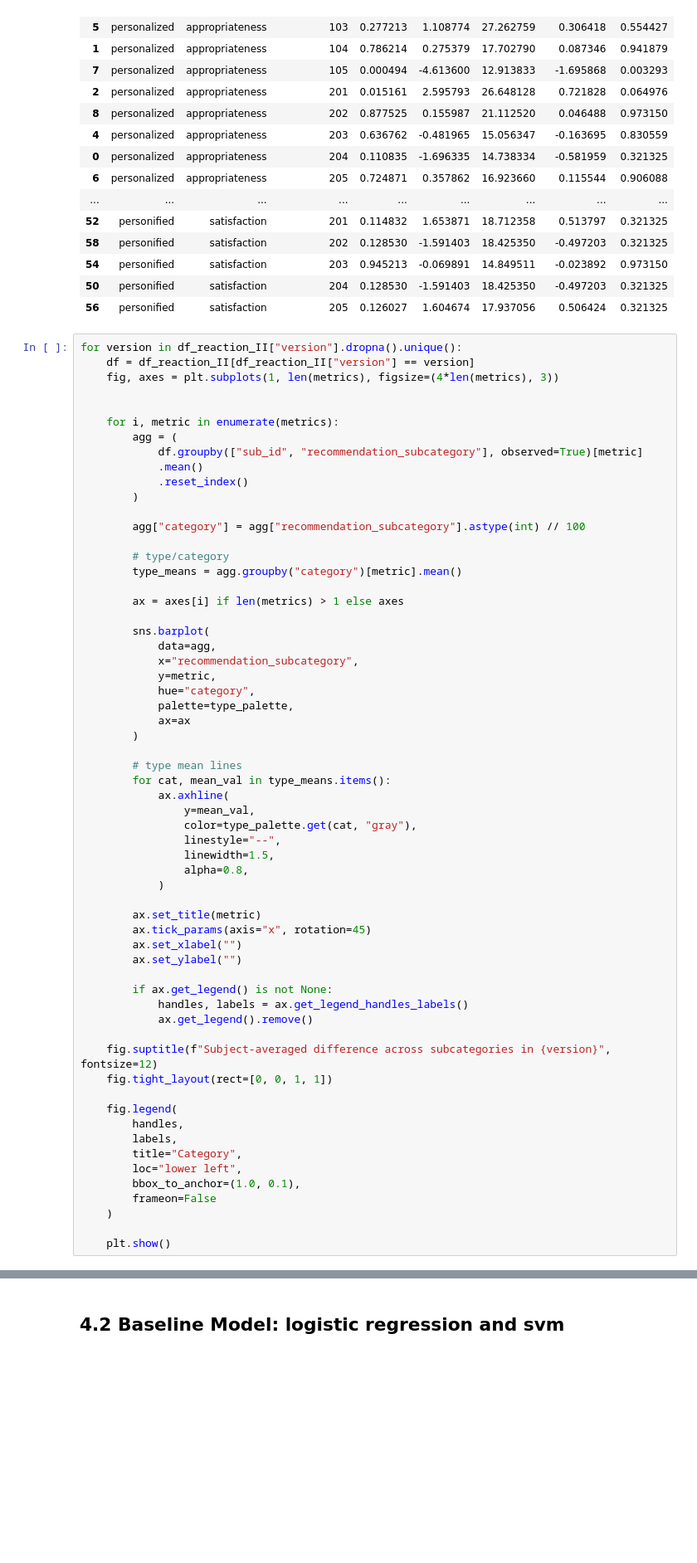
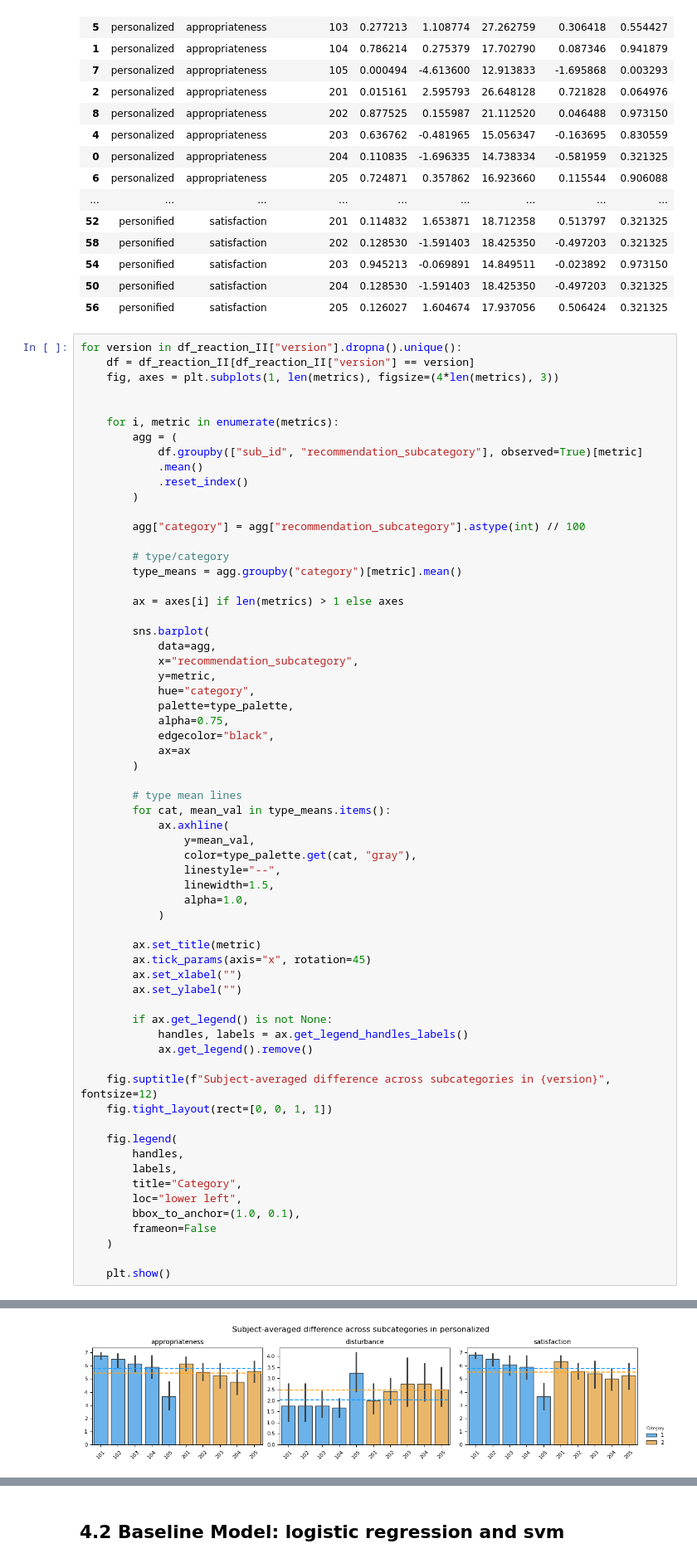
Before and after one commit to yxlin02/HCICarSim, a Jupyter notebook: DataAnalysis.ipynb, the cells around one changed output, grey strips where cells are left out. Shown at 83% size. Drawn from its saved outputs; the diff is of its cells as text; blank space fills up the shorter version.

```diff
--- a/DataAnalysis.ipynb
+++ b/DataAnalysis.ipynb
@@ -2889,6 +2996,8 @@ for version in df_reaction_II["version"].dropna().unique():
             y=metric,
             hue="category",
             palette=type_palette,
+            alpha=0.75,
+            edgecolor="black",
             ax=ax
         )
 
@@ -2899,7 +3008,7 @@ for version in df_reaction_II["version"].dropna().unique():
                 color=type_palette.get(cat, "gray"),
                 linestyle="--",
                 linewidth=1.5,
-                alpha=0.8,
+                alpha=1.0,
             )
 
         ax.set_title(metric)
@@ -2929,0 +3037 @@ for version in df_reaction_II["version"].dropna().unique():
+[figure, added]
```
Also changed, not shown: parts of 30 cells of this notebook, 8 other files.
